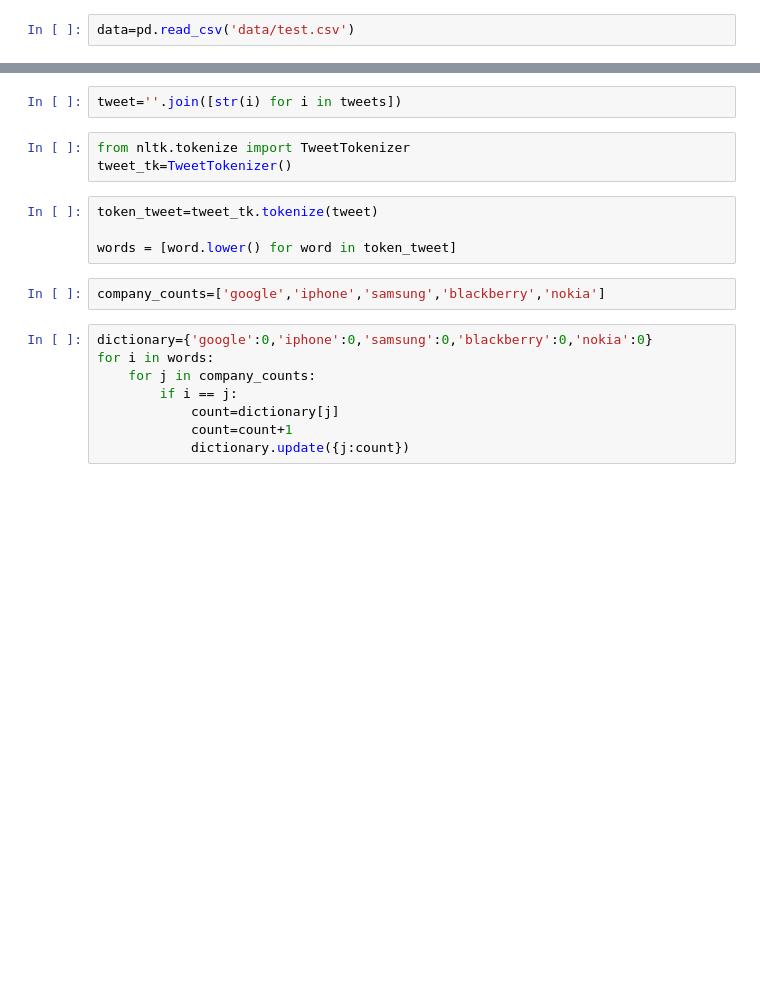
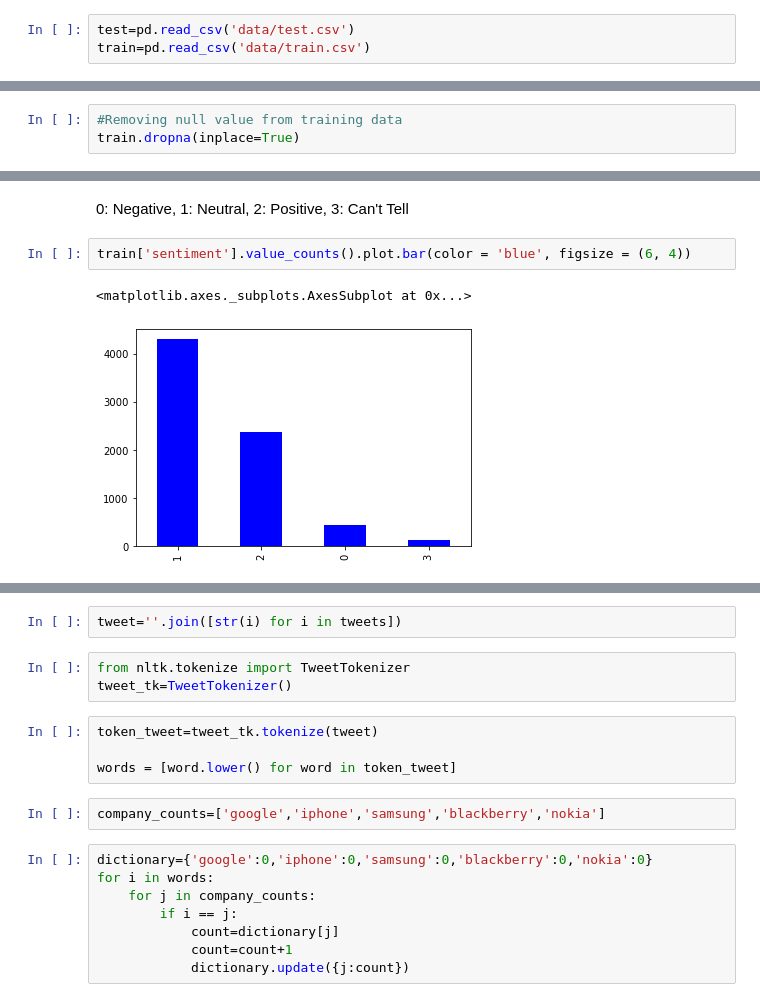
Before and after one commit to lordzohar/nlp_hackathon, a Jupyter notebook: Hackathon3.ipynb, the cells around one changed output, grey strips where cells are left out. Drawn from its saved outputs; the diff is of its cells as text; blank space fills up the shorter version.

```diff
--- a/Hackathon3.ipynb
+++ b/Hackathon3.ipynb
@@ -6,2 +24,3 @@ from sklearn.ensemble import RandomForestClassifier
 # %%
-data=pd.read_csv('data/test.csv')
+test=pd.read_csv('data/test.csv')
+train=pd.read_csv('data/train.csv')
@@ -50,0 +60,3 @@ Name: tweet, Length: 1819, dtype: object
+# %%
+#Removing null value from training data
+train.dropna(inplace=True)
@@ -50,0 +135,7 @@ Name: tweet, Length: 1819, dtype: object
+# %% [markdown]
+ 0: Negative, 1: Neutral, 2: Positive, 3: Can't Tell
+# %%
+train['sentiment'].value_counts().plot.bar(color = 'blue', figsize = (6, 4))
+# %% [output]
+<matplotlib.axes._subplots.AxesSubplot at 0x...>
+[figure, added]
```
Also changed, not shown: parts of 23 cells of this notebook.
